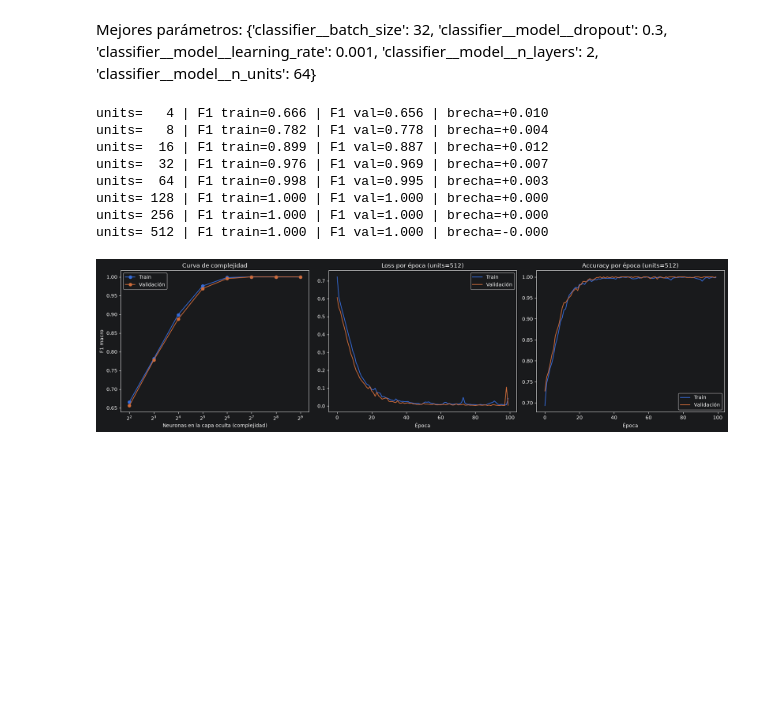
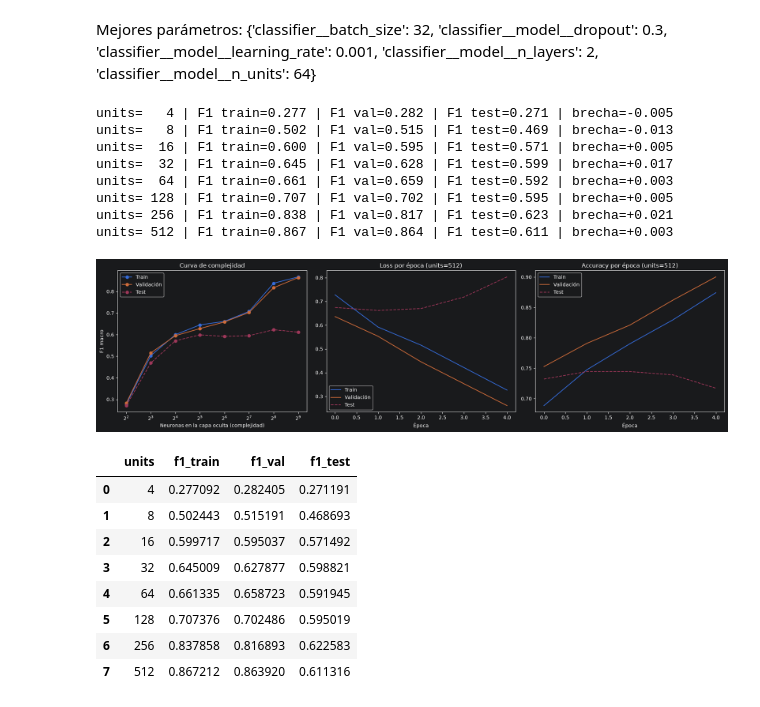
Before and after one commit to LucasFis/Tp_tweets, a Jupyter notebook: Tp_tweets.ipynb, the cells around one changed output. Drawn from its saved outputs; the diff is of its cells as text; code cells hidden in the pictures; blank space fills up the shorter version.

```diff
--- a/Tp_tweets.ipynb
+++ b/Tp_tweets.ipynb
@@ -404,6 +404,7 @@ preprocessor = ColumnTransformer([
         ("scaler", StandardScaler()),
     ]), num_cols),
 ])
+
 import numpy as np
 from sklearn.compose import ColumnTransformer
 from sklearn.impute import SimpleImputer
@@ -451,7 +452,7 @@ def build_model(meta, n_units=128, n_layers=1, dropout=0.3,
 
 clf = KerasClassifier(
     model=build_model,
-    epochs=100,               # alto, el early stopping corta antes
+    epochs=5,               # alto, el early stopping corta antes
     batch_size=32,
     validation_split=0.2,     # necesario para que EarlyStopping tenga val_loss
     callbacks=[keras.callbacks.EarlyStopping(
@@ -466,11 +467,11 @@ pipeline_nn = Pipeline([
 ])
 
 param_grid = {
-    "classifier__model__n_units": [64, 128, 256],
-    "classifier__model__n_layers": [1, 2],
-    "classifier__model__dropout": [0.0, 0.3],
-    "classifier__model__learning_rate": [1e-2, 1e-3],
-    "classifier__batch_size": [32, 64],
+    "classifier__model__n_units": [64],
+    "classifier__model__n_layers": [2],
+    "classifier__model__dropout": [0.3],
+    "classifier__model__learning_rate": [1e-3],
+    "classifier__batch_size": [32],
 }
 
 grid = GridSearchCV(
@@ -518,13 +511,15 @@ from tensorflow.keras import layers
 prep = clone(preprocessor)
 Xtr = prep.fit_transform(X_train_raw)
 Xva = prep.transform(X_val)          # X_val no fue escalado antes, entra crudo
+Xte = prep.transform(X_test)         # idem X_test
 
 le = LabelEncoder().fit(y_train_raw)
-ytr, yva = le.transform(y_train_raw), le.transform(y_val)
+ytr, yva, yte = le.transform(y_train_raw), le.transform(y_val), le.transform(y_test)
 
 def construir(units=128):
     modelo = keras.Sequential([
         keras.Input(shape=(Xtr.shape[1],)),
+        layers.Dense(units, activation="relu"),
         layers.Dense(units, activation="relu"),
         layers.Dropout(0.3),
         layers.Dense(len(le.classes_), activation="softmax"),
@@ -534,58 +529,92 @@ def construir(units=128):
                    metrics=["accuracy"])
     return modelo
 
+class MetricasTest(keras.callbacks.Callback):
+    """Loguea test_loss / test_accuracy en cada época.
+
+    fit() sólo acepta un validation_data, así que el test se evalúa a mano acá.
+    """
+
+    def __init__(self, X, y):
+        super().__init__()
+        self.X, self.y = X, y
+
+    def on_epoch_end(self, epoch, logs=None):
+        logs = logs if logs is not None else {}
+        proba = self.model.predict(self.X, verbose=0)
+        loss = keras.losses.sparse_categorical_crossentropy(self.y, proba)
+        logs["test_loss"] = float(np.mean(loss))
+        logs["test_accuracy"] = float(np.mean(proba.argmax(axis=1) == self.y))
+
 def curva_complejidad(unidades=(4, 8, 16, 32, 64, 128, 256, 512),
-                      epochs=10, seed=42):
-    f1_train, f1_val, historias = [], [], {}
+                      epochs=5, seed=42):
+    f1_train, f1_val, f1_test, historias = [], [], [], {}
     for u in unidades:
         keras.utils.set_random_seed(seed)
         m = construir(u)
         h = m.fit(Xtr, ytr, validation_data=(Xva, yva),
-                  epochs=epochs, batch_size=32, verbose=0)
+                  epochs=epochs, batch_size=32, verbose=0,
+                  callbacks=[MetricasTest(Xte, yte)])
         historias[u] = h.history
         f1_train.append(f1_score(ytr, m.predict(Xtr, verbose=0).argmax(1), average="macro"))
         f1_val.append(f1_score(yva, m.predict(Xva, verbose=0).argmax(1), average="macro"))
+        f1_test.append(f1_score(yte, m.predict(Xte, verbose=0).argmax(1), average="macro"))
         print(f"units={u:>4} | F1 train={f1_train[-1]:.3f} | F1 val={f1_val[-1]:.3f} "
-              f"| brecha={f1_train[-1]-f1_val[-1]:+.3f}")
+              f"| F1 test={f1_test[-1]:.3f} | brecha={f1_train[-1]-f1_val[-1]:+.3f}")
 
     fig, ax = plt.subplots(1, 3, figsize=(18, 5))
 
-    # 1) Curva de complejidad
+    # 1) Curva de complejidad (train / validación / test)
     ax[0].plot(unidades, f1_train, "o-", label="Train")
     ax[0].plot(unidades, f1_val, "o-", label="Validación")
+    ax[0].plot(unidades, f1_test, "o--", label="Test")
     ax[0].set_xscale("log", base=2)
     ax[0].set_xlabel("Neuronas en la capa oculta (complejidad)")
     ax[0].set_ylabel("F1 macro")
     ax[0].set_title("Curva de complejidad")
     ax[0].legend()
 
     # 2 y 3) Loss y accuracy por época del modelo más grande
     h = historias[unidades[-1]]
     ax[1].plot(h["loss"], label="Train")
     ax[1].plot(h["val_loss"], label="Validación")
+    ax[1].plot(h["test_loss"], "--", label="Test")
     ax[1].set_title(f"Loss por época (units={unidades[-1]})")
     ax[1].set_xlabel("Época"); ax[1].legend()
 
     ax[2].plot(h["accuracy"], label="Train")
     ax[2].plot(h["val_accuracy"], label="Validación")
+    ax[2].plot(h["test_accuracy"], "--", label="Test")
     ax[2].set_title(f"Accuracy por época (units={unidades[-1]})")
     ax[2].set_xlabel("Época"); ax[2].legend()
 
     plt.tight_layout()
     plt.show()
 
+    return pd.DataFrame({"units": unidades, "f1_train": f1_train,
+                         "f1_val": f1_val, "f1_test": f1_test})
+
 
 curva_complejidad()
 # %% [output]
-units=   4 | F1 train=0.666 | F1 val=0.656 | brecha=+0.010
-units=   8 | F1 train=0.782 | F1 val=0.778 | brecha=+0.004
-units=  16 | F1 train=0.899 | F1 val=0.887 | brecha=+0.012
-units=  32 | F1 train=0.976 | F1 val=0.969 | brecha=+0.007
-units=  64 | F1 train=0.998 | F1 val=0.995 | brecha=+0.003
-units= 128 | F1 train=1.000 | F1 val=1.000 | brecha=+0.000
-units= 256 | F1 train=1.000 | F1 val=1.000 | brecha=+0.000
-units= 512 | F1 train=1.000 | F1 val=1.000 | brecha=-0.000
+units=   4 | F1 train=0.277 | F1 val=0.282 | F1 test=0.271 | brecha=-0.005
+units=   8 | F1 train=0.502 | F1 val=0.515 | F1 test=0.469 | brecha=-0.013
+units=  16 | F1 train=0.600 | F1 val=0.595 | F1 test=0.571 | brecha=+0.005
+units=  32 | F1 train=0.645 | F1 val=0.628 | F1 test=0.599 | brecha=+0.017
+units=  64 | F1 train=0.661 | F1 val=0.659 | F1 test=0.592 | brecha=+0.003
+units= 128 | F1 train=0.707 | F1 val=0.702 | F1 test=0.595 | brecha=+0.005
+units= 256 | F1 train=0.838 | F1 val=0.817 | F1 test=0.623 | brecha=+0.021
+units= 512 | F1 train=0.867 | F1 val=0.864 | F1 test=0.611 | brecha=+0.003
-[figure, old version]
+[figure, new version]
+|  | units | f1_train | f1_val | f1_test |
+| 0 | 4 | 0.277092 | 0.282405 | 0.271191 |
+| 1 | 8 | 0.502443 | 0.515191 | 0.468693 |
+| 2 | 16 | 0.599717 | 0.595037 | 0.571492 |
+| 3 | 32 | 0.645009 | 0.627877 | 0.598821 |
+| 4 | 64 | 0.661335 | 0.658723 | 0.591945 |
+| 5 | 128 | 0.707376 | 0.702486 | 0.595019 |
+| 6 | 256 | 0.837858 | 0.816893 | 0.622583 |
+| 7 | 512 | 0.867212 | 0.863920 | 0.611316 |
 # %%
 import numpy as np
 import matplotlib.pyplot as plt
```
Also changed, not shown: parts of 5 cells of this notebook.
